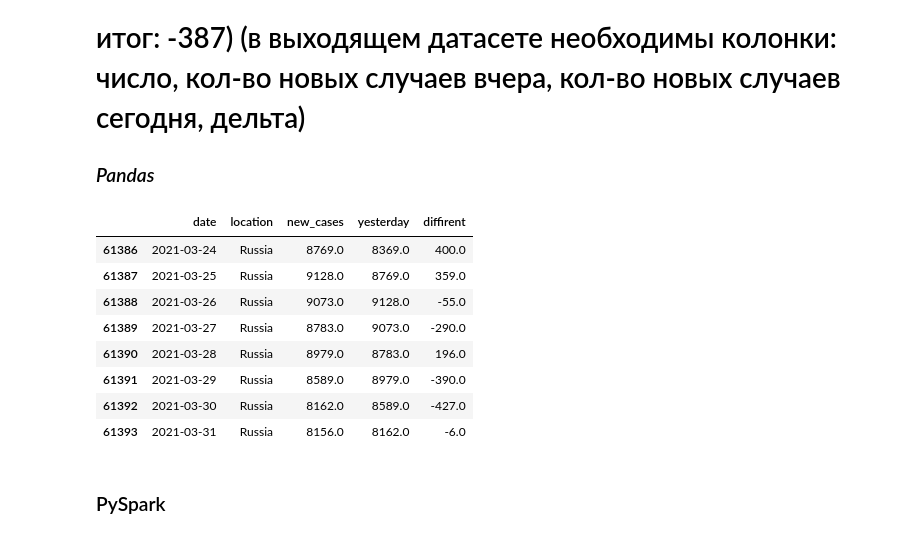
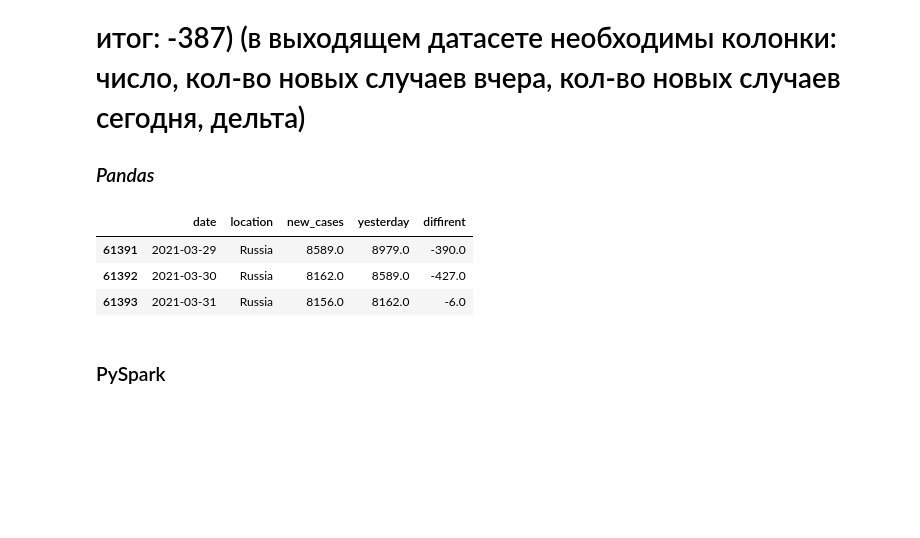
Before and after one commit to Svetorus/Spark, a Jupyter notebook: Spark_SQL.ipynb, the cells around one changed output. Saved outputs shown, nothing was run; the diff lists cells and outputs as text; code cells hidden in the pictures; blank space fills up the shorter version.

```diff
--- a/Spark_SQL.ipynb
+++ b/Spark_SQL.ipynb
@@ -296,16 +295,11 @@ only showing top 10 rows
 # %%
 covid['yesterday'] = covid.loc[(covid['date']<='2021-03-31') & (covid['date']>='2021-03-23') & (covid['location'] == 'Russia'),['new_cases']]\
   .shift(periods=1, fill_value=0)
 covid['diffirent'] = covid['new_cases']-covid['yesterday']
-covid.loc[(covid['date']<='2021-03-31') & (covid['date']>='2021-03-24' ) & (covid['location'] == 'Russia'),\
+covid.loc[(covid['date']>='2021-03-29') & (covid['date']<='2021-03-31') & (covid['location'] == 'Russia'),\
           ['date','location','new_cases','yesterday','diffirent']]
 # %% [output]
 |  | date | location | new_cases | yesterday | diffirent |
-| 61386 | 2021-03-24 | Russia | 8769.0 | 8369.0 | 400.0 |
-| 61387 | 2021-03-25 | Russia | 9128.0 | 8769.0 | 359.0 |
-| 61388 | 2021-03-26 | Russia | 9073.0 | 9128.0 | -55.0 |
-| 61389 | 2021-03-27 | Russia | 8783.0 | 9073.0 | -290.0 |
-| 61390 | 2021-03-28 | Russia | 8979.0 | 8783.0 | 196.0 |
 | 61391 | 2021-03-29 | Russia | 8589.0 | 8979.0 | -390.0 |
 | 61392 | 2021-03-30 | Russia | 8162.0 | 8589.0 | -427.0 |
 | 61393 | 2021-03-31 | Russia | 8156.0 | 8162.0 | -6.0 |
```
Also changed, not shown: parts of 11 cells of this notebook.
